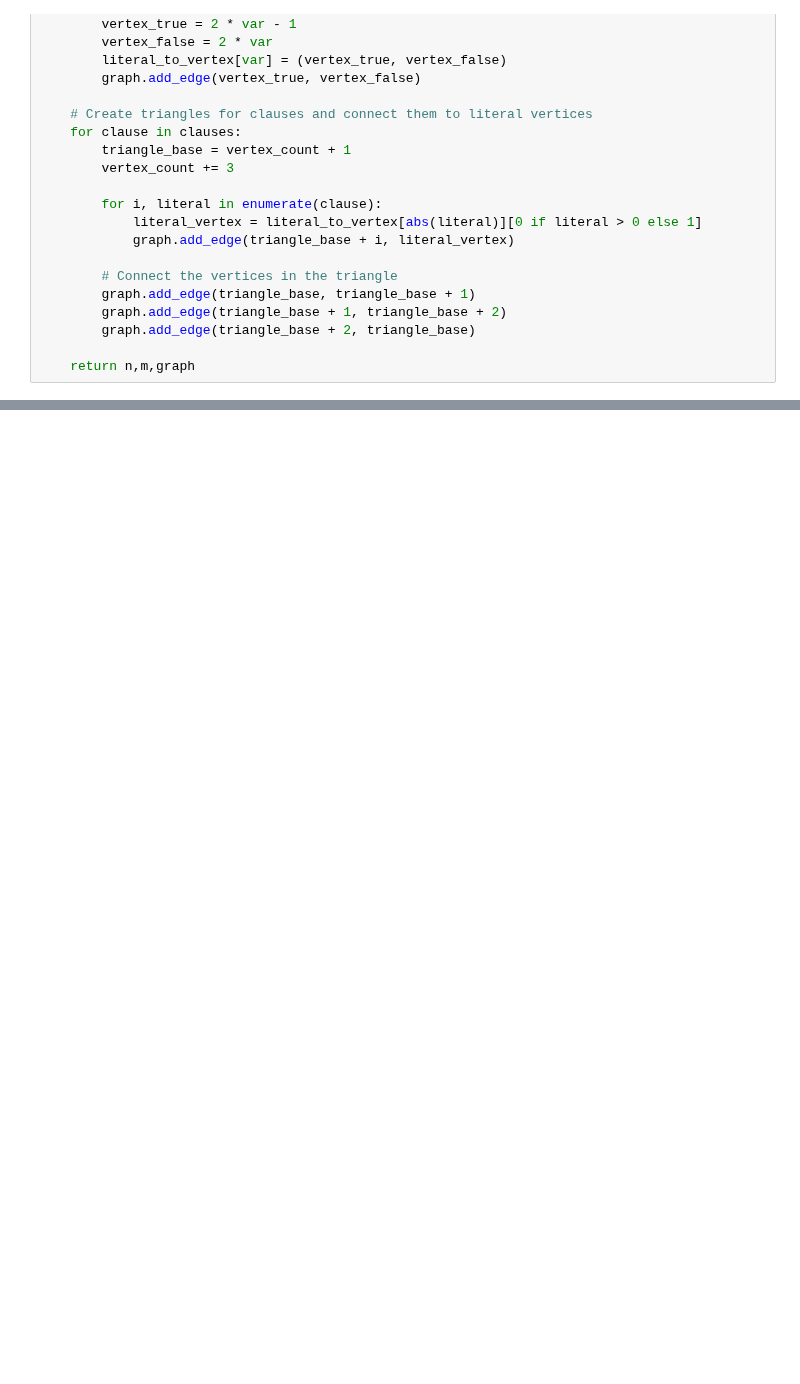
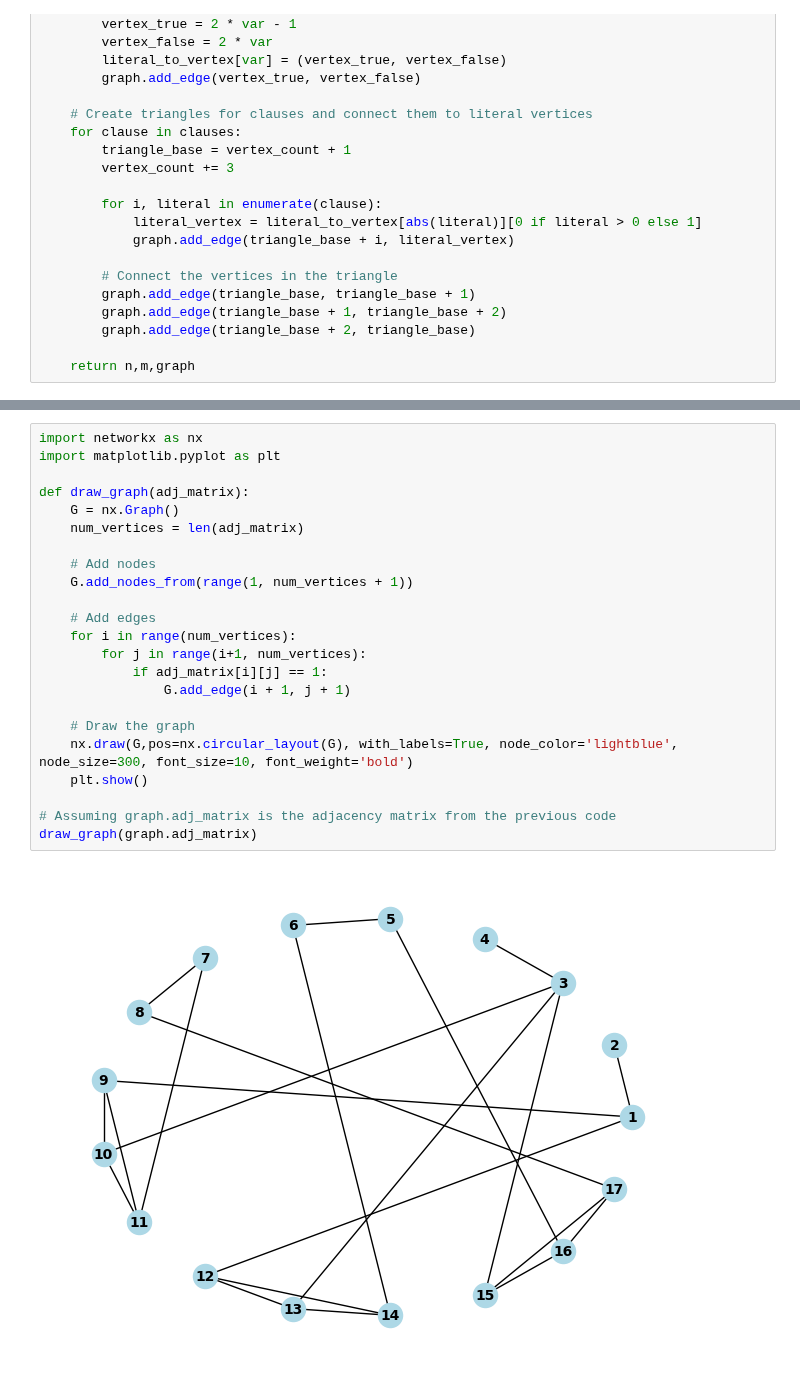
Before and after one commit to ExitedState/2301365_ALGO-LAB, a Jupyter notebook: LAB10/LAB10_Q3.ipynb, the cells around one changed output, grey strips where cells are left out. Cells and saved outputs as stored; diff of their text form; blank space fills up the shorter version.

```diff
--- a/LAB10/LAB10_Q3.ipynb
+++ b/LAB10/LAB10_Q3.ipynb
@@ -149,0 +81,25 @@ create_and_visualize_graph(clauses)
+# %%
+import networkx as nx
+import matplotlib.pyplot as plt
+
+def draw_graph(adj_matrix):
+    G = nx.Graph()
+    num_vertices = len(adj_matrix)
+
+    # Add nodes
+    G.add_nodes_from(range(1, num_vertices + 1))
+
+    # Add edges
+    for i in range(num_vertices):
+        for j in range(i+1, num_vertices):
+            if adj_matrix[i][j] == 1:
+                G.add_edge(i + 1, j + 1)
+
+    # Draw the graph
+    nx.draw(G,pos=nx.circular_layout(G), with_labels=True, node_color='lightblue', node_size=300, font_size=10, font_weight='bold')
+    plt.show()
+
+# Assuming graph.adj_matrix is the adjacency matrix from the previous code
+draw_graph(graph.adj_matrix)
+# %% [output]
+[figure, added]
```
Also changed, not shown: parts of 5 cells of this notebook, 6 other files.
